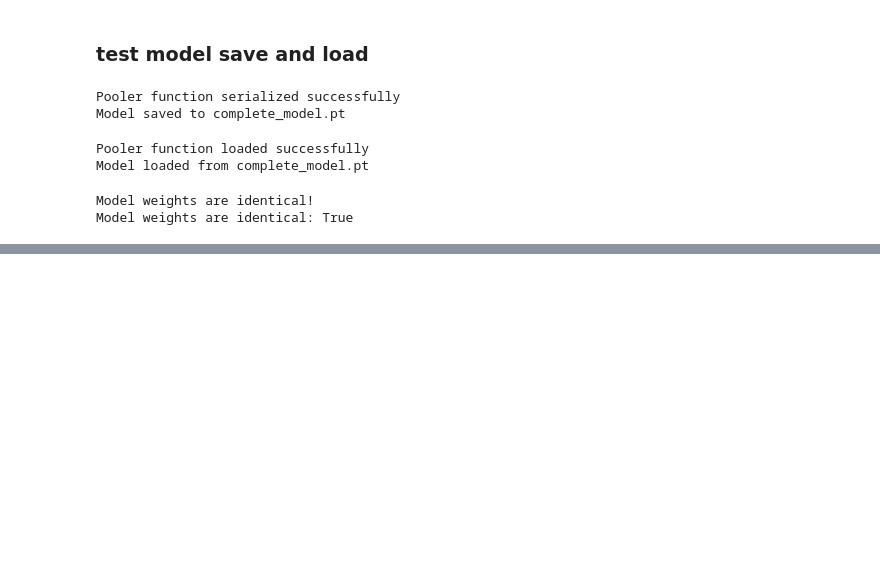
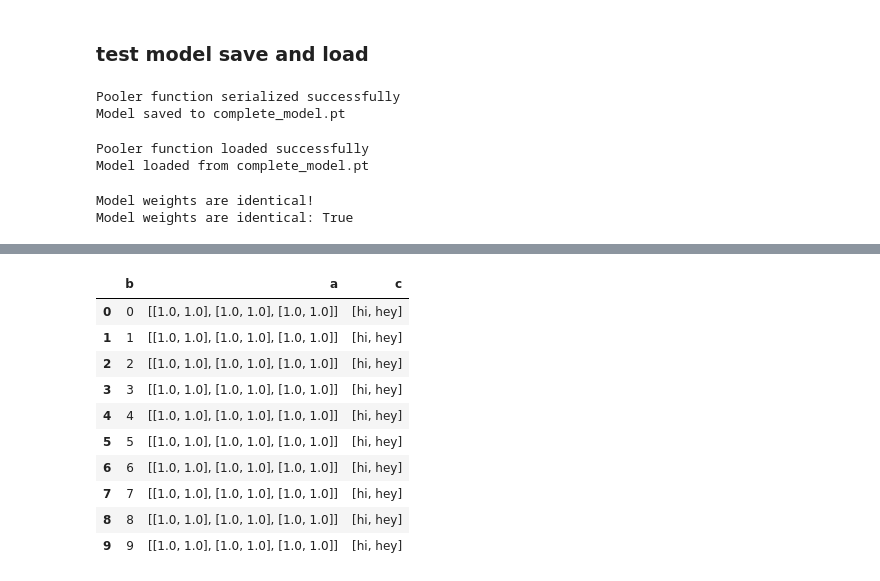
Before and after one commit to ritagonmar/text-visualizations, a Jupyter notebook: scripts/test_nb.ipynb, the cells around one changed output, grey strips where cells are left out. Saved outputs shown, nothing was run; the diff lists cells and outputs as text; code cells hidden in the pictures; blank space fills up the shorter version.

```diff
--- a/scripts/nb.ipynb
+++ b/scripts/test_nb.ipynb
@@ -783,0 +808,3 @@ Model weights are identical: True
+# %%
+b = np.arange(10)
+print(b)
@@ -783,0 +813,3 @@ Model weights are identical: True
+# %%
+df = pd.DataFrame({"b": b})
+df
@@ -783,0 +828,9 @@ Model weights are identical: True
+# %%
+list_a = []
+list_c = []
+for elem in b:
+    list_a.append(a)
+    list_c.append(["hi", "hey"])
+
+print(list_a)
+print(list_c)
@@ -783,0 +855,3 @@ Model weights are identical: True
+# %%
+df["a"] = list_a
+df
@@ -783,0 +870,15 @@ Model weights are identical: True
+# %%
+df["c"] = list_c
+df
+# %% [output]
+|  | b | a | c |
+| 0 | 0 | [[1.0, 1.0], [1.0, 1.0], [1.0, 1.0]] | [hi, hey] |
+| 1 | 1 | [[1.0, 1.0], [1.0, 1.0], [1.0, 1.0]] | [hi, hey] |
+| 2 | 2 | [[1.0, 1.0], [1.0, 1.0], [1.0, 1.0]] | [hi, hey] |
+| 3 | 3 | [[1.0, 1.0], [1.0, 1.0], [1.0, 1.0]] | [hi, hey] |
+| 4 | 4 | [[1.0, 1.0], [1.0, 1.0], [1.0, 1.0]] | [hi, hey] |
+| 5 | 5 | [[1.0, 1.0], [1.0, 1.0], [1.0, 1.0]] | [hi, hey] |
+| 6 | 6 | [[1.0, 1.0], [1.0, 1.0], [1.0, 1.0]] | [hi, hey] |
+| 7 | 7 | [[1.0, 1.0], [1.0, 1.0], [1.0, 1.0]] | [hi, hey] |
+| 8 | 8 | [[1.0, 1.0], [1.0, 1.0], [1.0, 1.0]] | [hi, hey] |
+| 9 | 9 | [[1.0, 1.0], [1.0, 1.0], [1.0, 1.0]] | [hi, hey] |
```
Also changed, not shown: parts of 27 cells of this notebook, 9 other files.
